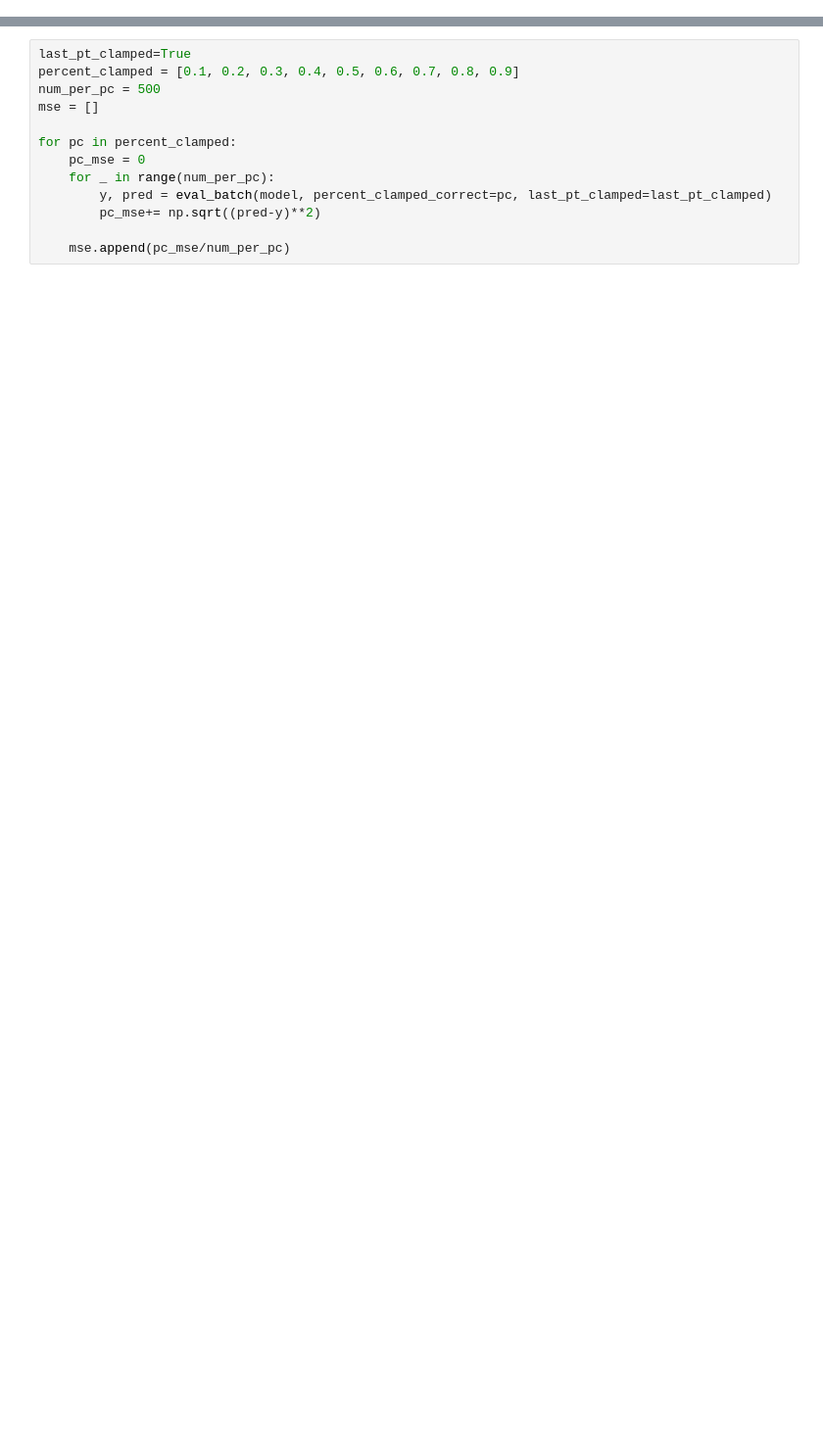
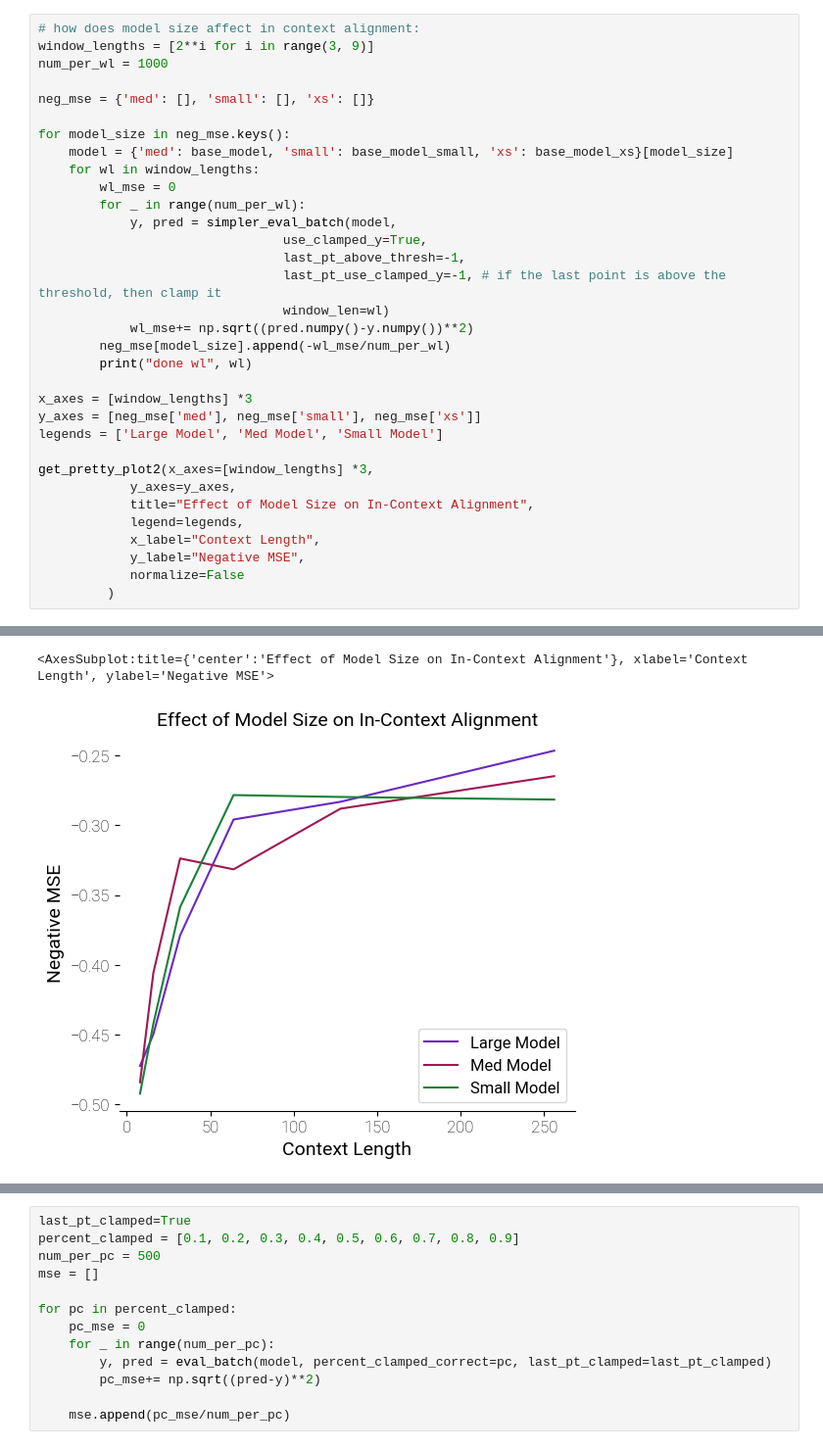
Before and after one commit to DylanDavi5/Refusal_Chebyshev, a Jupyter notebook: src/fixed_finetune_eval.ipynb, the cells around one changed output, grey strips where cells are left out. Shown: that part at 98% size. Cells and saved outputs as stored; diff of their text form; blank space fills up the shorter version.

```diff
--- a/src/fixed_finetune_eval.ipynb
+++ b/src/fixed_finetune_eval.ipynb
@@ -133,0 +133,34 @@ b_size = 1
+# %%
+# how does model size affect in context alignment:
+window_lengths = [2**i for i in range(3, 9)]
+num_per_wl = 1000
+
+neg_mse = {'med': [], 'small': [], 'xs': []}
+
+for model_size in neg_mse.keys():
+    model = {'med': base_model, 'small': base_model_small, 'xs': base_model_xs}[model_size]
+    for wl in window_lengths:
+        wl_mse = 0
+        for _ in range(num_per_wl):
+            y, pred = simpler_eval_batch(model,
+                                use_clamped_y=True,
+                                last_pt_above_thresh=-1,
+                                last_pt_use_clamped_y=-1, # if the last point is above the threshold, then clamp it
+                                window_len=wl)
+            wl_mse+= np.sqrt((pred.numpy()-y.numpy())**2)
+        neg_mse[model_size].append(-wl_mse/num_per_wl)
+        print("done wl", wl)
+
+x_axes = [window_lengths] *3
+y_axes = [neg_mse['med'], neg_mse['small'], neg_mse['xs']]
+legends = ['Large Model', 'Med Model', 'Small Model']
+
+get_pretty_plot2(x_axes=[window_lengths] *3,
+            y_axes=y_axes,
+            title="Effect of Model Size on In-Context Alignment",
+            legend=legends,
+            x_label="Context Length",
+            y_label="Negative MSE",
+            normalize=False
+         )
+# %% [output]
@@ -133,0 +185,2 @@ b_size = 1
+<AxesSubplot:title={'center':'Effect of Model Size on In-Context Alignment'}, xlabel='Context Length', ylabel='Negative MSE'>
+[figure, added]
```
Also changed, not shown: parts of 19 cells of this notebook, 8 other files.
